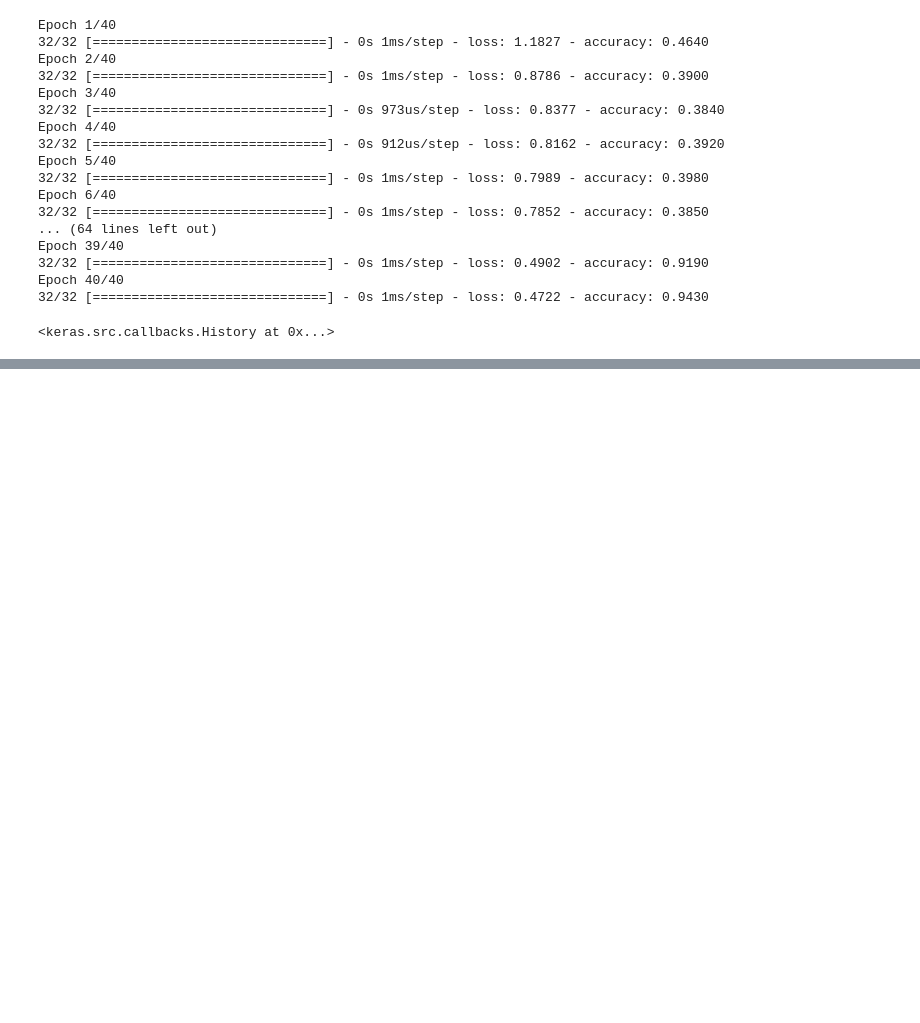
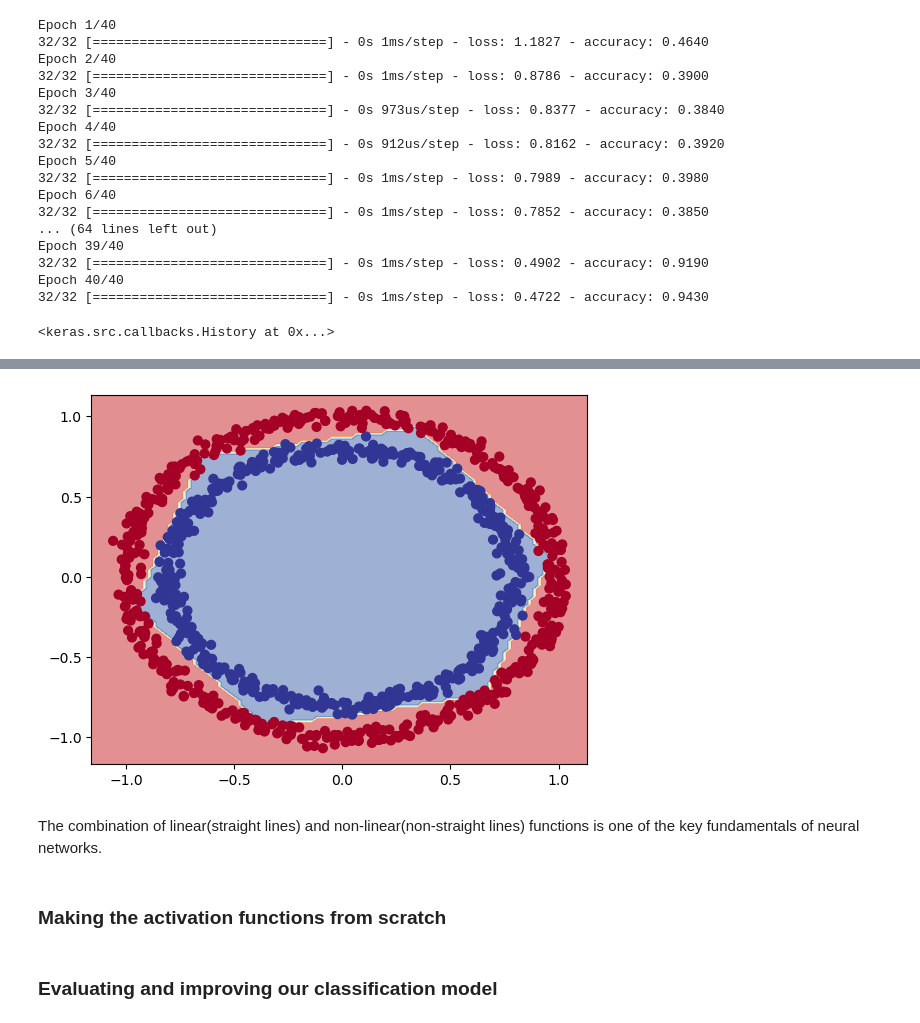
Before and after one commit to Pseudophoenix/Tensorflow-Practice, a Jupyter notebook: tensorflow_classification.ipynb, the cells around one changed output, grey strips where cells are left out. Cells and saved outputs as stored; diff of their text form; code cells hidden in the pictures; blank space fills up the shorter version.

```diff
--- a/tensorflow_classification.ipynb
+++ b/tensorflow_classification.ipynb
@@ -221,0 +315,21 @@ doing binary classifcation...
+# %%
+# Set random seed
+tf.random.set_seed(42)
+
+# Create a model
+model_7 = tf.keras.Sequential([
+  tf.keras.layers.Dense(4, activation=tf.keras.activations.relu), # hidden layer 1, ReLU activation
+  tf.keras.layers.Dense(4, activation=tf.keras.activations.relu), # hidden layer 2, ReLU activation
+  tf.keras.layers.Dense(1, activation=tf.keras.activations.sigmoid) # ouput layer, sigmoid activation
+])
+
+# Compile the model
+model_7.compile(loss=tf.keras.losses.binary_crossentropy,
+                optimizer=tf.keras.optimizers.Adam(),
+                metrics=['accuracy'])
+
+# Fit the model
+history = model_7.fit(X, y, epochs=150, verbose=0)
+# %%
+plot_decision_boundary(model_7, X, y)
+# %% [output]
@@ -221,0 +338,7 @@ doing binary classifcation...
+[figure, added]
+# %% [markdown]
+The combination of linear(straight lines) and non-linear(non-straight lines) functions is one of the key fundamentals of neural networks.
+# %% [markdown]
+### Making the activation functions from scratch
+# %% [markdown]
+### Evaluating and improving our classification model
```
Also changed, not shown: parts of 13 cells of this notebook, 1 other file.
